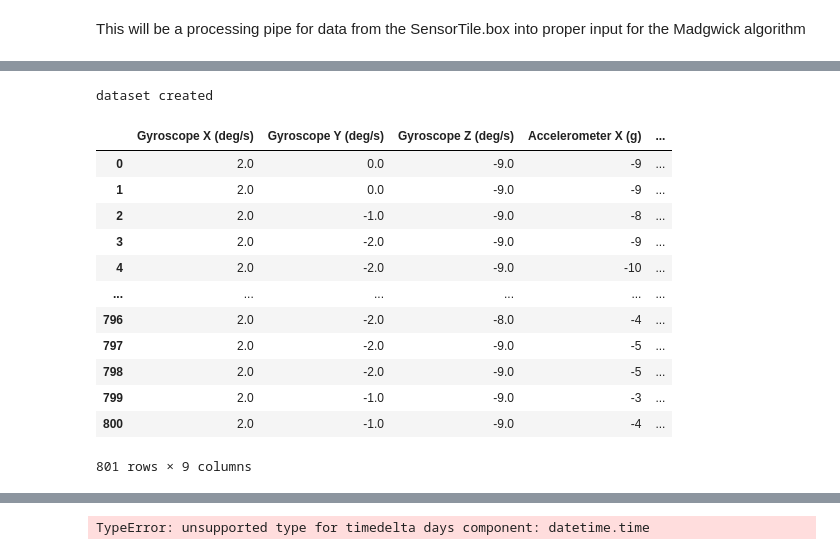
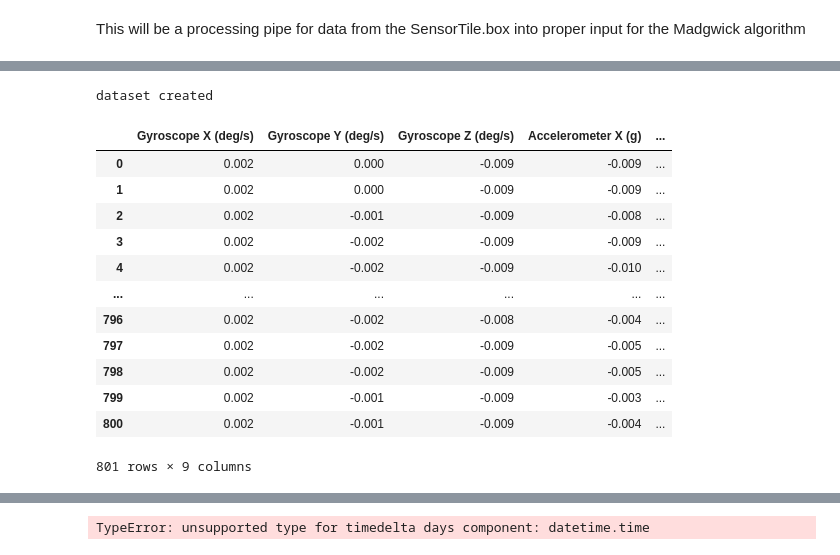
Before and after one commit to Rubalicious/Gait-Tracking-With-x-IMU-Python, a Jupyter notebook: test_data_sensortile.ipynb, the cells around one changed output, grey strips where cells are left out. Drawn from its saved outputs; the diff is of its cells as text; code cells hidden in the pictures.

Commit message:
added extra data and conducting experiments

```diff
--- a/test_data_sensortile.ipynb
+++ b/test_data_sensortile.ipynb
@@ -62,43 +77,43 @@ AttributeError: 'DatetimeProperties' object has no attribute 'total_seconds'
 # %%
 import pandas as pd
 import numpy as np
 import os
 
 data = pd.read_csv("./datasets/Data.csv")
 data = data.iloc[:-1]
 data = data[data.columns[:-1]]
 
 
 acc_data = data[data.columns[:3]]
 gyr_data = data[data.columns[3:6]]
 mag_data = data[data.columns[-3:]]
 # gyr_data /= 1000 # converts mdps to dps
 # acc_data /= 1000 # converts mg to g
 # mag_data /= 1000 # converts mG to G
 
 data = pd.concat([gyr_data, acc_data, mag_data], axis=1)
 
-# data /= 1000 # converts all units from mili to unit
+data /= 1000 # converts all units from mili to unit
 header = ["Gyroscope X (deg/s)", "Gyroscope Y (deg/s)", "Gyroscope Z (deg/s)", "Accelerometer X (g)", "Accelerometer Y (g)", "Accelerometer Z (g)", "Magnetometer X (G)", "Magnetometer Y (G)", "Magnetometer Z (G)"]
 data.columns = header
 data['Accelerometer Z (g)'] += 1000
 data.to_csv("example_Data_CalInertialAndMag.csv")
 print("dataset created")
 data
 # %% [output]
 dataset created
 |  | Gyroscope X (deg/s) | Gyroscope Y (deg/s) | Gyroscope Z (deg/s) | Accelerometer X (g) | ... |
-| 0 | 2.0 | 0.0 | -9.0 | -9 | ... |
-| 1 | 2.0 | 0.0 | -9.0 | -9 | ... |
-| 2 | 2.0 | -1.0 | -9.0 | -8 | ... |
-| 3 | 2.0 | -2.0 | -9.0 | -9 | ... |
-| 4 | 2.0 | -2.0 | -9.0 | -10 | ... |
+| 0 | 0.002 | 0.000 | -0.009 | -0.009 | ... |
+| 1 | 0.002 | 0.000 | -0.009 | -0.009 | ... |
+| 2 | 0.002 | -0.001 | -0.009 | -0.008 | ... |
+| 3 | 0.002 | -0.002 | -0.009 | -0.009 | ... |
+| 4 | 0.002 | -0.002 | -0.009 | -0.010 | ... |
 | ... | ... | ... | ... | ... | ... |
-| 796 | 2.0 | -2.0 | -8.0 | -4 | ... |
-| 797 | 2.0 | -2.0 | -9.0 | -5 | ... |
-| 798 | 2.0 | -2.0 | -9.0 | -5 | ... |
-| 799 | 2.0 | -1.0 | -9.0 | -3 | ... |
-| 800 | 2.0 | -1.0 | -9.0 | -4 | ... |
+| 796 | 0.002 | -0.002 | -0.008 | -0.004 | ... |
+| 797 | 0.002 | -0.002 | -0.009 | -0.005 | ... |
+| 798 | 0.002 | -0.002 | -0.009 | -0.005 | ... |
+| 799 | 0.002 | -0.001 | -0.009 | -0.003 | ... |
+| 800 | 0.002 | -0.001 | -0.009 | -0.004 | ... |
 801 rows × 9 columns
 # %%
 # %% [output]
```
Also changed, not shown: parts of 4 cells of this notebook, 16 other files.
